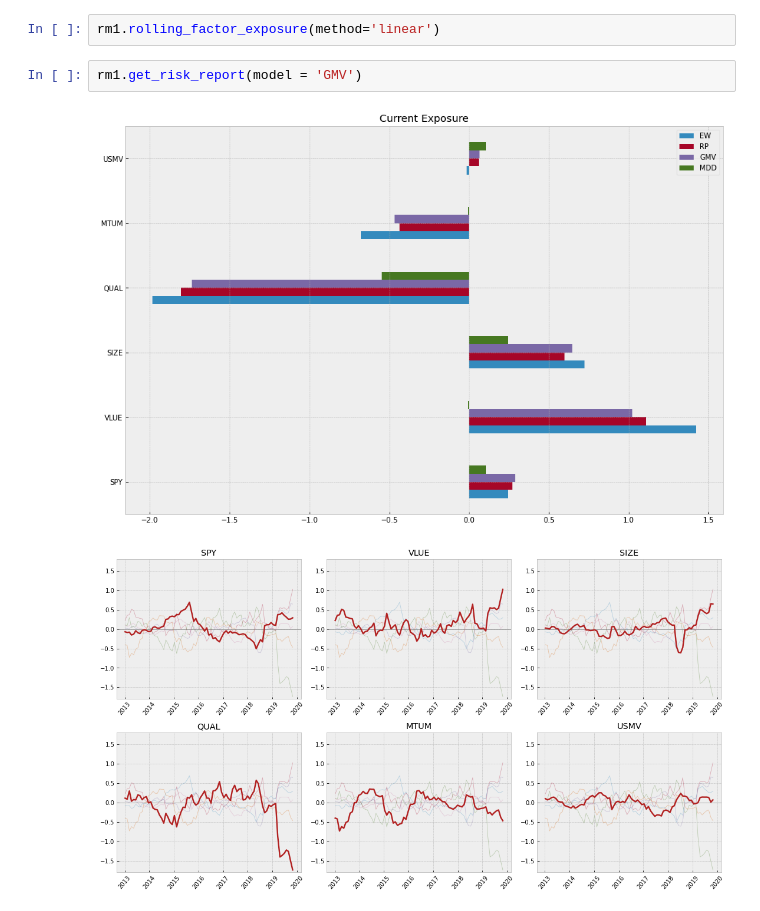
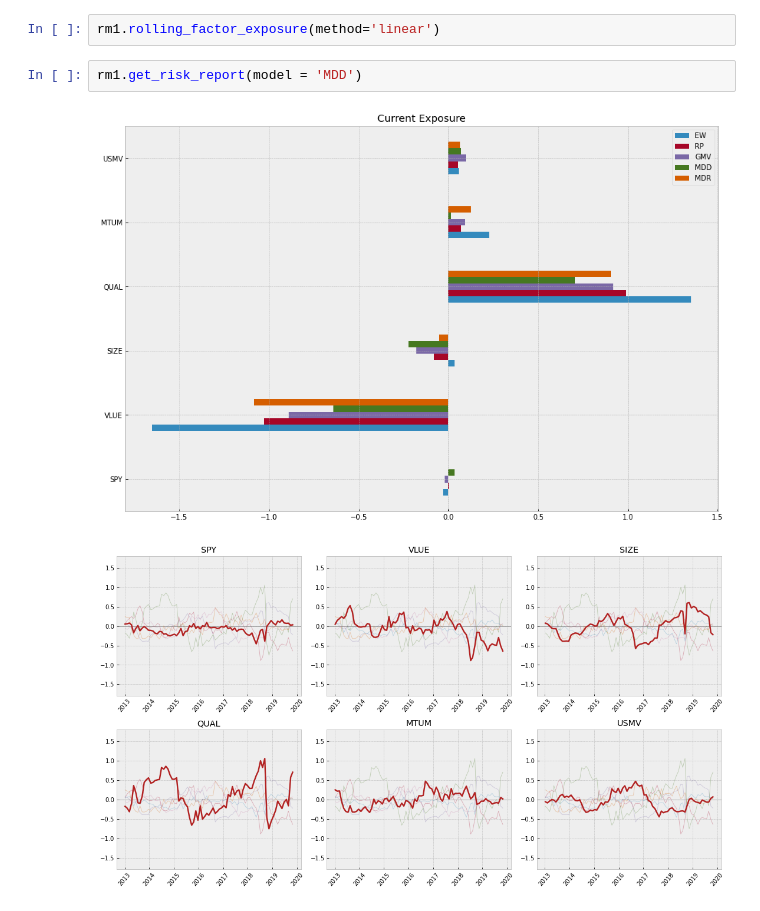
Before and after one commit to matus-jan-lavko/portfolio_swissknife, a Jupyter notebook: examples/01_simple_backtest.ipynb, the cells around one changed output. Cells and saved outputs as stored; diff of their text form.

```diff
--- a/examples/01_simple_backtest.ipynb
+++ b/examples/01_simple_backtest.ipynb
@@ -101,7 +100,7 @@ rm1.get_prices('daily')
 # %%
 rm1.rolling_factor_exposure(method='linear')
 # %%
-rm1.get_risk_report(model = 'GMV')
+rm1.get_risk_report(model = 'MDD')
 # %% [output]
-[figure, old version]
+[figure, new version]
-[figure, old version]
+[figure, new version]
```
Also changed, not shown: parts of 6 cells of this notebook, 7 other files.
